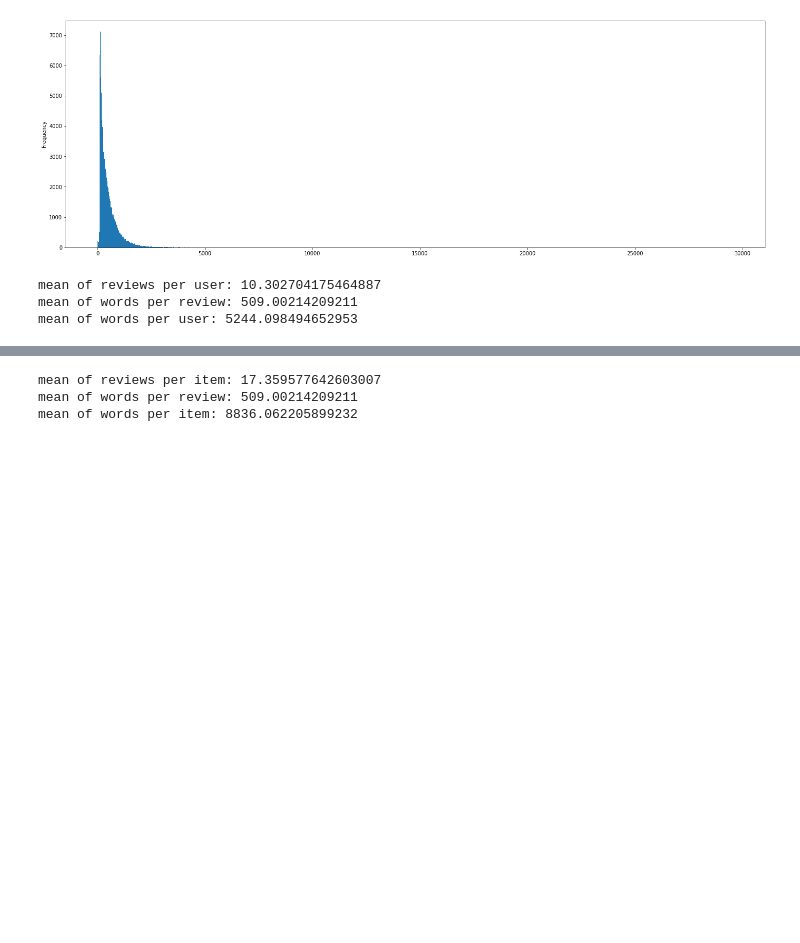
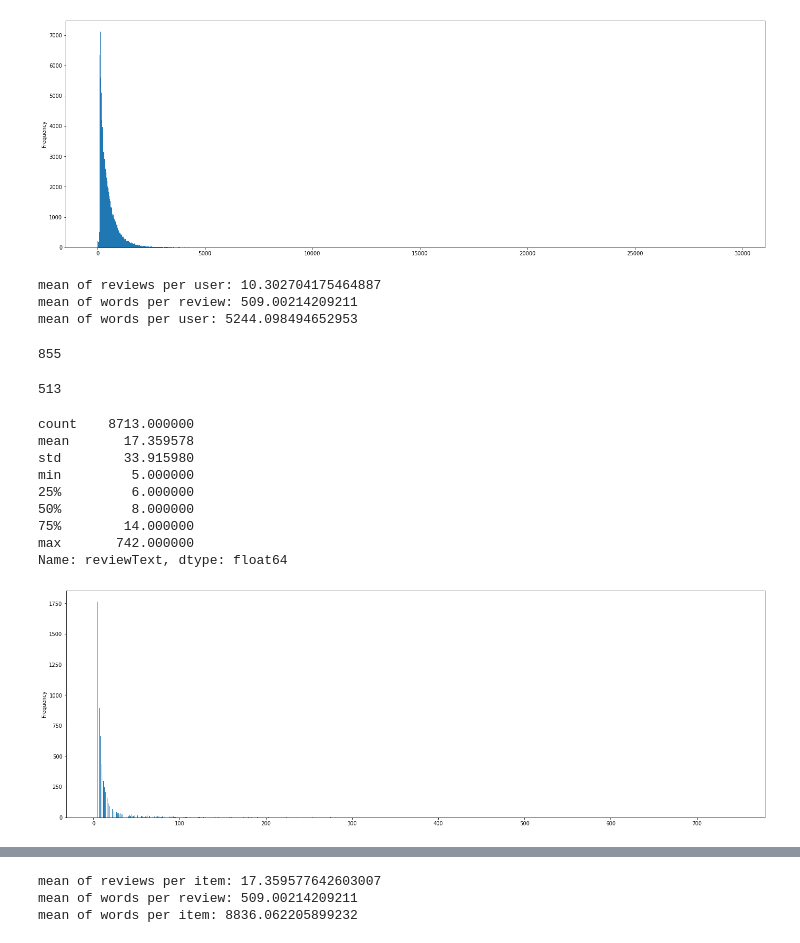
Before and after one commit to ParsProgrammer/ERS, a Jupyter notebook: Explainable_Recommender_System.ipynb, the cells around one changed output, grey strips where cells are left out. Cells and saved outputs as stored; diff of their text form; code cells hidden in the pictures; blank space fills up the shorter version.

```diff
--- a/Explainable_Recommender_System.ipynb
+++ b/Explainable_Recommender_System.ipynb
@@ -346,3 +349,28 @@ print('mean of words per user:',r_mean * w_mean)
 mean of reviews per user: 10.302704175464887
 mean of words per review: 509.00214209211
 mean of words per user: 5244.098494652953
+# %%
+a=item_df['reviewText'].apply(len)
+len(a[a>32])
+# %% [output]
+855
+# %%
+a=user_df['reviewText'].apply(len)
+len(a[a>32])
+# %% [output]
+513
+# %%
+rv_le=item_df['reviewText'].apply(lambda x:len(x) )
+rv_le.plot(kind='hist',bins=2000,figsize=(24, 8),xlabel="length of reviews")
+rv_le.describe()
+# %% [output]
+count    8713.000000
+mean       17.359578
+std        33.915980
+min         5.000000
+25%         6.000000
+50%         8.000000
+75%        14.000000
+max       742.000000
+Name: reviewText, dtype: float64
+[figure, added]
```
Also changed, not shown: parts of 17 cells of this notebook.
